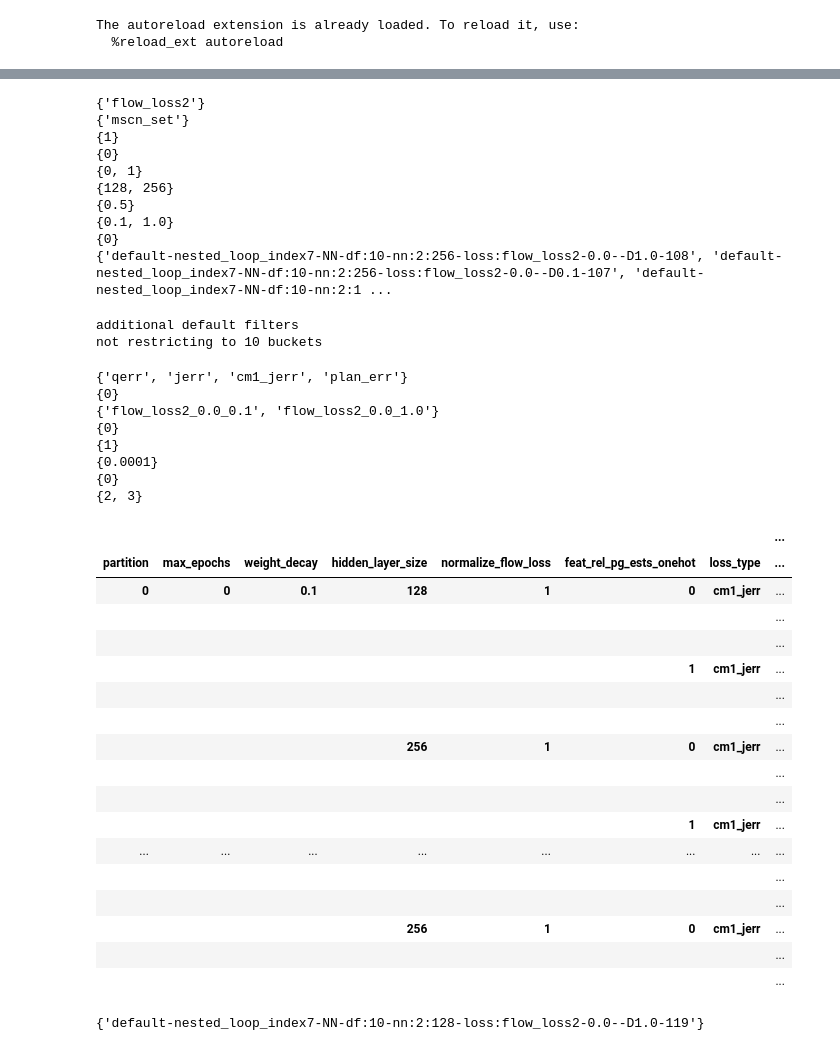
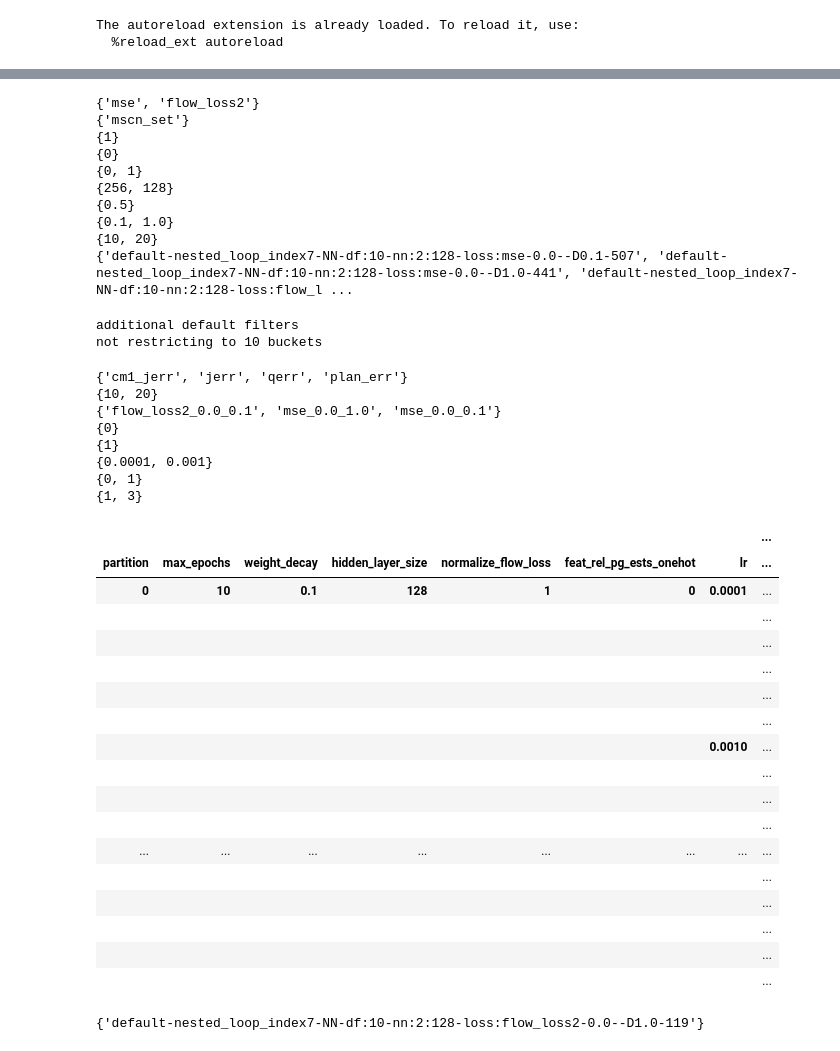
Before and after one commit to parimarjan/learned-cardinalities, a Jupyter notebook: summary_results.ipynb, the cells around one changed output, grey strips where cells are left out. Saved outputs shown, nothing was run; the diff lists cells and outputs as text; code cells hidden in the pictures.

```diff
--- a/summary_results.ipynb
+++ b/summary_results.ipynb
@@ -26,9 +26,7 @@ The autoreload extension is already loaded. To reload it, use:
 #RES_DIR = "/home/pari/learned-cardinalities/all_results/xgb/default_config"
 
 ## default
-RES_DIR = "/home/ubuntu/learned-cardinalities/all_results/vldb/default/hyp_sweep2/"
-
-#RES_DIR = "/home/ubuntu/learned-cardinalities/all_results/vldb/test_diff/mscn/run2/"
+RES_DIR = "/home/pari/learned-cardinalities/all_results/vldb/default/hyp_sweep2/"
 
 #RES_DIR3 = "/home/pari/learned-cardinalities/all_results/inl_fixed_scan_ops/nested_loop_index7/test_diff/final_results_new_seeds/"
 #RES_DIR = "/home/pari/learned-cardinalities/all_results/inl_fixed_scan_ops/nested_loop_index7/test_diff/final_results_new_seeds_wd1"
@@ -88,16 +86,16 @@ print(set(df["weight_decay"]))
 print(set(df["max_epochs"]))
 print(set(df["fn"]))
 # %% [output]
-{'flow_loss2'}
+{'mse', 'flow_loss2'}
 {'mscn_set'}
 {1}
 {0}
 {0, 1}
-{128, 256}
+{256, 128}
 {0.5}
 {0.1, 1.0}
-{0}
-{'default-nested_loop_index7-NN-df:10-nn:2:256-loss:flow_loss2-0.0--D1.0-108', 'default-nested_loop_index7-NN-df:10-nn:2:256-loss:flow_loss2-0.0--D0.1-107', 'default-nested_loop_index7-NN-df:10-nn:2:1 ...
+{10, 20}
+{'default-nested_loop_index7-NN-df:10-nn:2:128-loss:mse-0.0--D0.1-507', 'default-nested_loop_index7-NN-df:10-nn:2:128-loss:mse-0.0--D1.0-441', 'default-nested_loop_index7-NN-df:10-nn:2:128-loss:flow_l ...
 # %%
 df["loss"] = abs(df["loss"])
 # %%
@@ -160,41 +158,42 @@ print(set(df["lr"]))
 print(set(df["feat_rel_pg_ests"]))
 print(set(df["use_set_padding"]))
 # %% [output]
-{'qerr', 'jerr', 'cm1_jerr', 'plan_err'}
-{0}
-{'flow_loss2_0.0_0.1', 'flow_loss2_0.0_1.0'}
+{'cm1_jerr', 'jerr', 'qerr', 'plan_err'}
+{10, 20}
+{'flow_loss2_0.0_0.1', 'mse_0.0_1.0', 'mse_0.0_0.1'}
 {0}
 {1}
-{0.0001}
-{0}
-{2, 3}
+{0.0001, 0.001}
+{0, 1}
+{1, 3}
 # %%
 pd.set_option('display.max_rows', 500)
 #cur_df = df[df.samples_type == "test"]
 cur_df = df
-cur_df = cur_df[cur_df.loss_type == "cm1_jerr"]
+#cur_df = cur_df[cur_df.loss_type == "cm1_jerr"]
+cur_df = cur_df[cur_df.loss_type.isin(["cm1_jerr", "qerr"])]
 cur_df.groupby(["partition", "max_epochs", "weight_decay", "hidden_layer_size",
-                "normalize_flow_loss", "feat_rel_pg_ests_onehot",
+                "normalize_flow_loss", "feat_rel_pg_ests_onehot", "lr",
                 "loss_type", "samples_type"]).describe()["loss"]
 # %% [output]
 |  |  |  |  |  |  |  | ... |
-| partition | max_epochs | weight_decay | hidden_layer_size | normalize_flow_loss | feat_rel_pg_ests_onehot | loss_type | ... |
-| 0 | 0 | 0.1 | 128 | 1 | 0 | cm1_jerr | ... |
+| partition | max_epochs | weight_decay | hidden_layer_size | normalize_flow_loss | feat_rel_pg_ests_onehot | lr | ... |
+| 0 | 10 | 0.1 | 128 | 1 | 0 | 0.0001 | ... |
 |  |  |  |  |  |  |  | ... |
 |  |  |  |  |  |  |  | ... |
-|  |  |  |  |  | 1 | cm1_jerr | ... |
 |  |  |  |  |  |  |  | ... |
 |  |  |  |  |  |  |  | ... |
-|  |  |  | 256 | 1 | 0 | cm1_jerr | ... |
+|  |  |  |  |  |  |  | ... |
+|  |  |  |  |  |  | 0.0010 | ... |
 |  |  |  |  |  |  |  | ... |
 |  |  |  |  |  |  |  | ... |
-|  |  |  |  |  | 1 | cm1_jerr | ... |
+|  |  |  |  |  |  |  | ... |
 | ... | ... | ... | ... | ... | ... | ... | ... |
 |  |  |  |  |  |  |  | ... |
 |  |  |  |  |  |  |  | ... |
-|  |  |  | 256 | 1 | 0 | cm1_jerr | ... |
 |  |  |  |  |  |  |  | ... |
 |  |  |  |  |  |  |  | ... |
+|  |  |  |  |  |  |  | ... |
 # %%
 cur_df = cur_df[cur_df.hidden_layer_size == 128]
 cur_df = cur_df[cur_df.feat_rel_pg_ests_onehot == 0]
```
Also changed, not shown: parts of 1 cell of this notebook, 9 other files.
